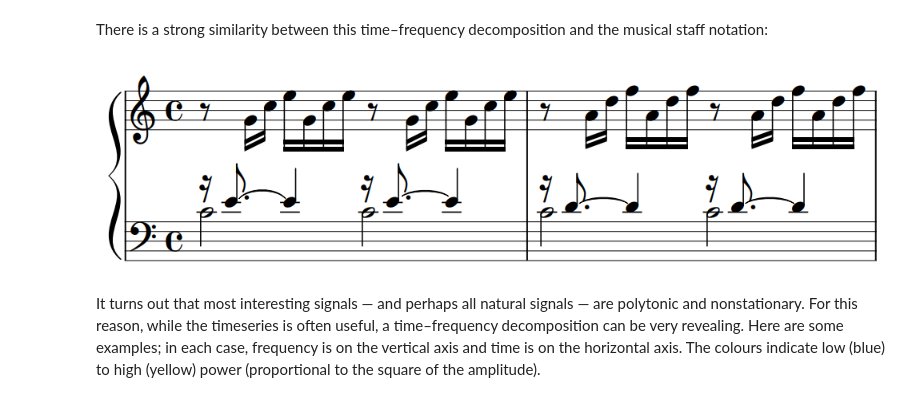
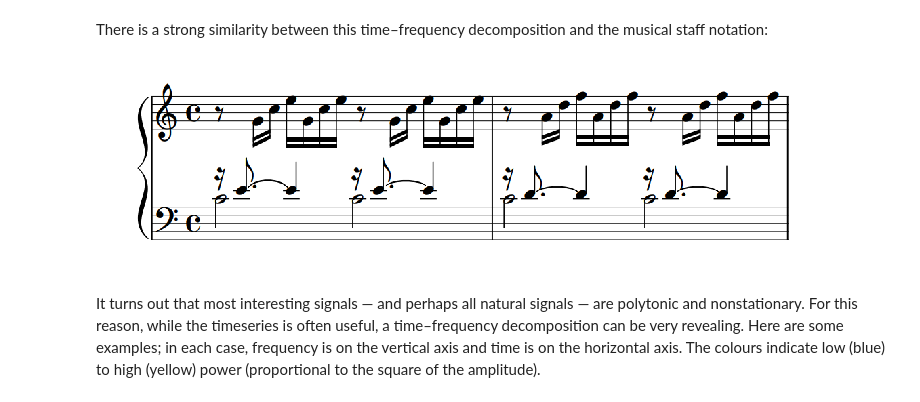
Before and after one commit to seg/tutorials-2018, a Jupyter notebook: 1806_Time-frequency/Manuscript.ipynb, the cells around one changed output. Saved outputs shown, nothing was run; the diff lists cells and outputs as text; code cells hidden in the pictures.

```diff
--- a/1806_Time-frequency/Manuscript.ipynb
+++ b/1806_Time-frequency/Manuscript.ipynb
@@ -435,7 +436,12 @@ There is a strong similarity between this time–frequency decomposition and the
 # %%
 # This image is public domain, from
 # https://commons.wikimedia.org/wiki/File:Bach-_Well-Tempered_Clavier,_Book_1_-_01_Prelude_No._1_in_C_major,_BWV_846.pdf
-from IPython.display import Image
-Image('src/Bach_WTC_2bars.png')
+img = mpimg.imread('src/Bach_WTC_2bars.png')
+fig, ax = plt.subplots(figsize=(10, 4))
+ax.set_axis_off()
+ax.imshow(img, aspect=1)
+plt.tight_layout()
+ms.savefig(fig, 'staff')
+plt.show()
 # %% [output]
-[figure, old version]
+[figure, new version]
```
Also changed, not shown: parts of 4 cells of this notebook, 13 other files.
